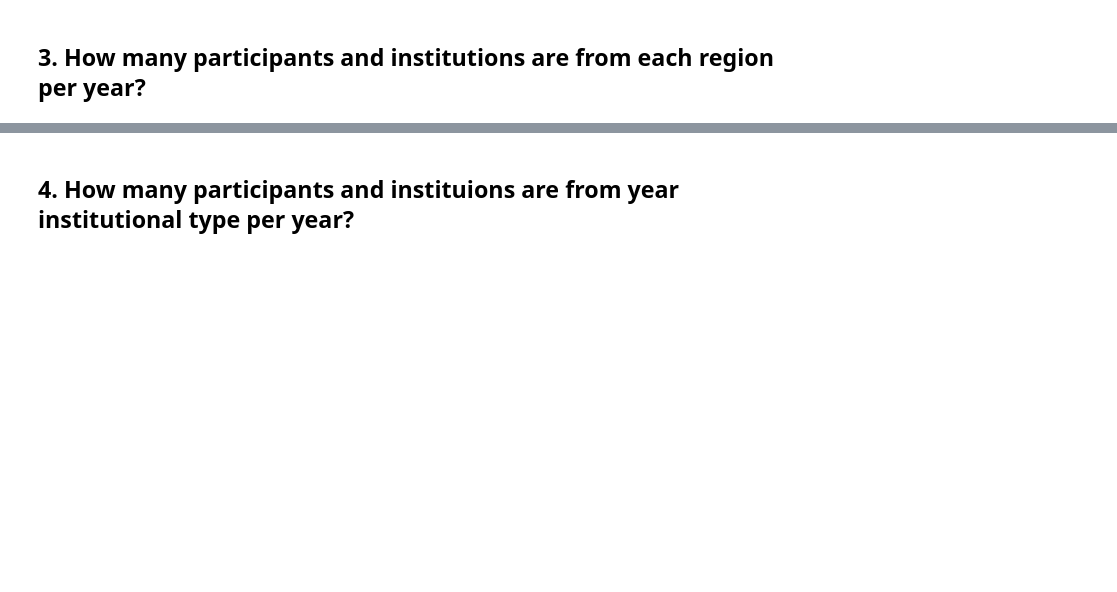
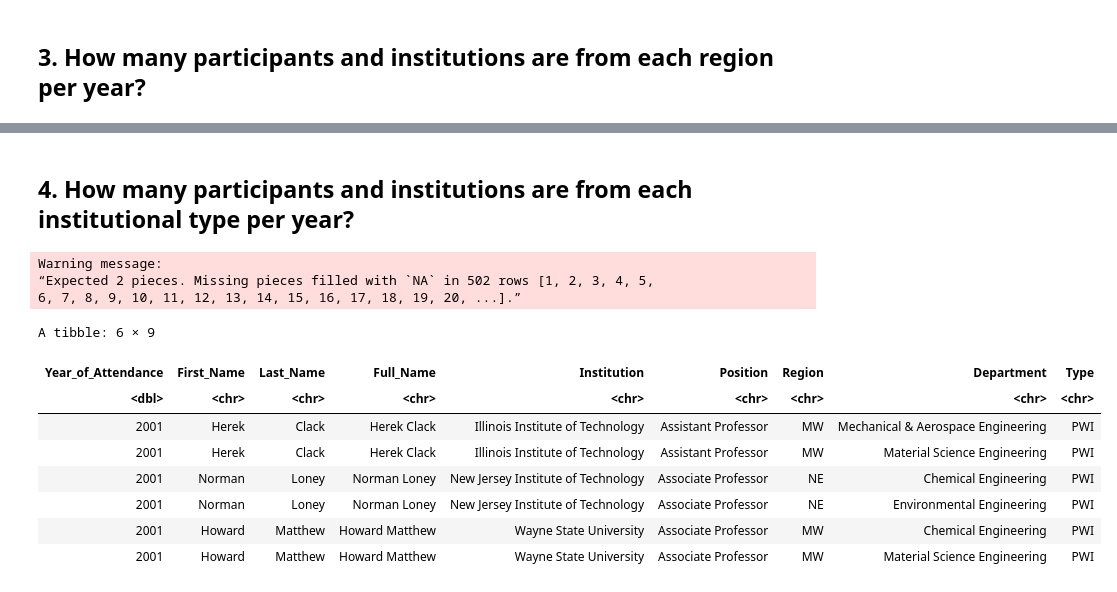
Before and after one commit to alexispayton/Miscellaneous, a Jupyter notebook: Data Questions.ipynb, the cells around one changed output, grey strips where cells are left out. Cells and saved outputs as stored; diff of their text form; code cells hidden in the pictures; blank space fills up the shorter version.

```diff
--- a/Data Questions.ipynb
+++ b/Data Questions.ipynb
@@ -86,2 +202,25 @@ A data.frame: 6 × 2
 # %% [markdown]
-## 4. How many participants and instituions are from year institutional type per year?
+## 4. How many participants and institutions are from each institutional type per year?
+# %%
+final_df = recombined_df %>%
+    # splitting up the type col for people at institutions with multiple types
+    separate(Type, c("Type1", "Type2"), sep = "/") %>%
+    pivot_longer(cols = starts_with("Type"), values_to = "Type") %>%
+    select(-name) %>%
+    # removing rows without a 2nd type
+    filter(!is.na(Type))
+
+head(final_df)
+# %% [output]
+Warning message:
+“Expected 2 pieces. Missing pieces filled with `NA` in 502 rows [1, 2, 3, 4, 5,
+6, 7, 8, 9, 10, 11, 12, 13, 14, 15, 16, 17, 18, 19, 20, ...].”
+A tibble: 6 × 9
+| Year_of_Attendance | First_Name | Last_Name | Full_Name | Institution | Position | Region | Department | Type |
+| <dbl> | <chr> | <chr> | <chr> | <chr> | <chr> | <chr> | <chr> | <chr> |
+| 2001 | Herek | Clack | Herek Clack | Illinois Institute of Technology | Assistant Professor | MW | Mechanical & Aerospace Engineering | PWI |
+| 2001 | Herek | Clack | Herek Clack | Illinois Institute of Technology | Assistant Professor | MW | Material Science Engineering | PWI |
+| 2001 | Norman | Loney | Norman Loney | New Jersey Institute of Technology | Associate Professor | NE | Chemical Engineering | PWI |
+| 2001 | Norman | Loney | Norman Loney | New Jersey Institute of Technology | Associate Professor | NE | Environmental Engineering | PWI |
+| 2001 | Howard | Matthew | Howard Matthew | Wayne State University | Associate Professor | MW | Chemical Engineering | PWI |
+| 2001 | Howard | Matthew | Howard Matthew | Wayne State University | Associate Professor | MW | Material Science Engineering | PWI |
```
Also changed, not shown: parts of 11 cells of this notebook.
